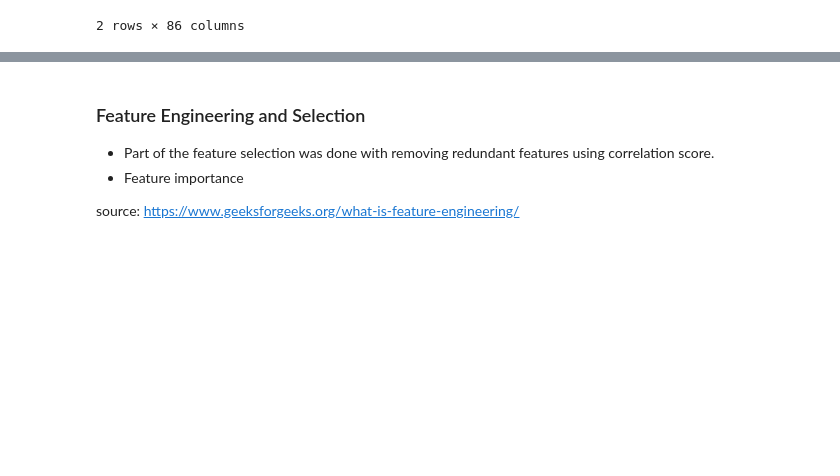
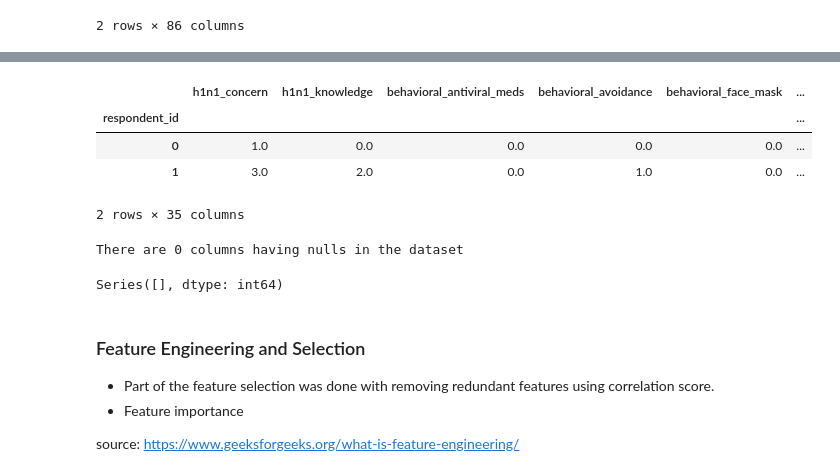
Before and after one commit to koadegno/predict-flu-vaccines, a Jupyter notebook: data_analysis.ipynb, the cells around one changed output, grey strips where cells are left out. Cells and saved outputs as stored; diff of their text form; code cells hidden in the pictures; blank space fills up the shorter version.

Commit message:
data imputed with KNN imputer

```diff
--- a/data_analysis.ipynb
+++ b/data_analysis.ipynb
@@ -352,0 +413,16 @@ TODO: Find a way to keep rows with missing values
+# %%
+from sklearn.impute import KNNImputer
+from sklearn.preprocessing import LabelEncoder
+
+knn_imputer = KNNImputer(n_neighbors=1)
+
+label_encoder_dict: dict[str:LabelEncoder] = dict()
+for cat_feature in categorical_features_to_encode_list:
+    # using LabelEncoder to have number instead of text for categorical features while preserving null
+    series = data_df4[cat_feature]
+    label_encoder = LabelEncoder()
+    data_df4[cat_feature] = pd.Series(label_encoder.fit_transform(series[series.notnull()]), index=series[series.notnull()].index)
+    label_encoder_dict[cat_feature] = label_encoder
+
+# KNN imputer
+data_df4[categorical_features_of_interest_list + binary_feature_of_interest] = knn_imputer.fit_transform(data_df4[categorical_features_of_interest_list + binary_feature_of_interest])
@@ -352,0 +436,3 @@ TODO: Find a way to keep rows with missing values
+# %%
+for cat_feature in categorical_features_to_encode_list:
+    data_df4[cat_feature] = data_df4[cat_feature].round().astype(int)
@@ -352,0 +446,4 @@ TODO: Find a way to keep rows with missing values
+# %%
+for cat_feature in categorical_features_to_encode_list:  # using LabelEncoder to have the text back
+    print(f"Currently processing feature: {cat_feature}")
+    data_df4[cat_feature] = label_encoder_dict[cat_feature].inverse_transform(data_df4[cat_feature])
@@ -352,0 +472,4 @@ TODO: Find a way to keep rows with missing values
+# %%
+for cat_feature in categorical_features_to_encode_list:  # using LabelEncoder to have the text back
+    print(f"Currently processing feature: {cat_feature}")
+    data_df4[cat_feature] = label_encoder_dict[cat_feature].transform(data_df4[cat_feature])
@@ -352,0 +491,15 @@ TODO: Find a way to keep rows with missing values
+# %%
+data_df4.head(2)
+# %% [output]
+|  | h1n1_concern | h1n1_knowledge | behavioral_antiviral_meds | behavioral_avoidance | behavioral_face_mask | ... |
+| respondent_id |  |  |  |  |  | ... |
+| 0 | 1.0 | 0.0 | 0.0 | 0.0 | 0.0 | ... |
+| 1 | 3.0 | 2.0 | 0.0 | 1.0 | 0.0 | ... |
+2 rows × 35 columns
+# %%
+nulls_df4 = data_df4.isnull().sum()
+print("There are %d columns having nulls in the dataset" % len(nulls_df4[nulls_df4 != 0]))
+nulls_df4[nulls_df4 != 0]
+# %% [output]
+There are 0 columns having nulls in the dataset
+Series([], dtype: int64)
```
Also changed, not shown: parts of 41 cells of this notebook.
